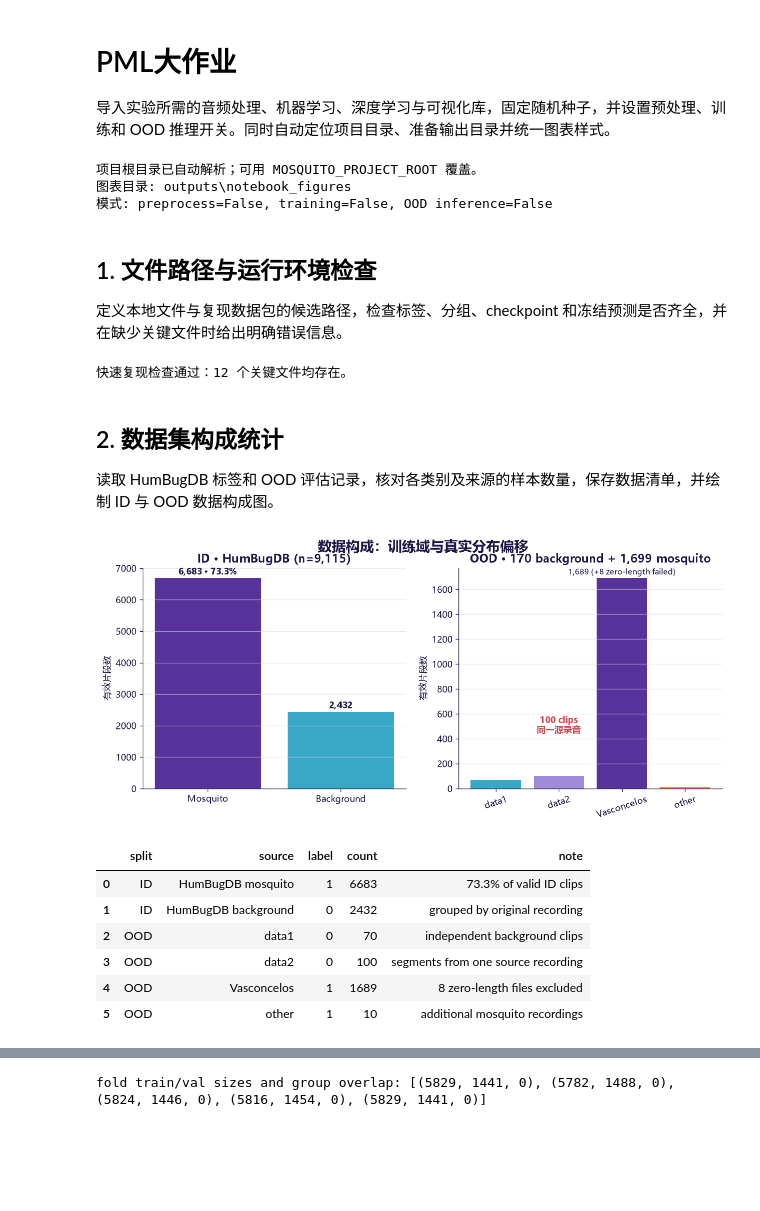
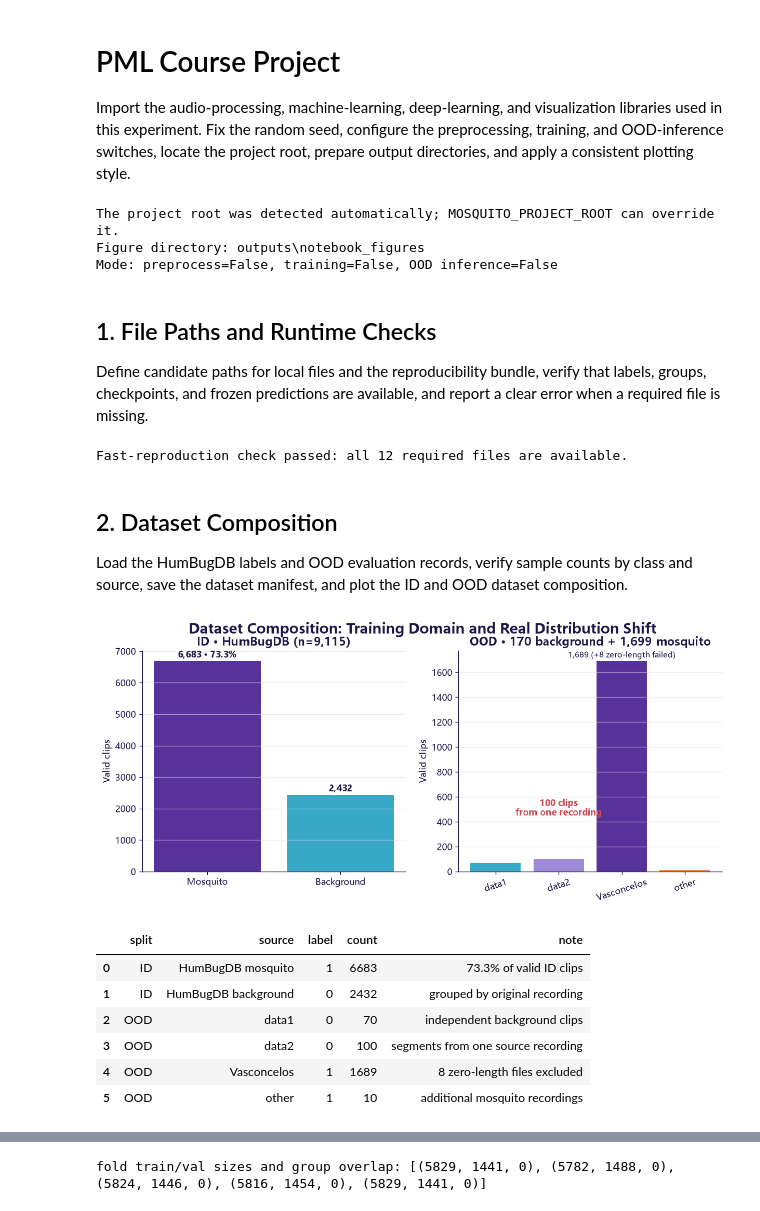
Before and after one commit to yinyuqin/Mosquitoes_detection, a Jupyter notebook: output/jupyter-notebook/mosquito_detection.ipynb, the cells around one changed output, grey strips where cells are left out. Saved outputs shown, nothing was run; the diff lists cells and outputs as text; code cells hidden in the pictures; blank space fills up the shorter version.

```diff
--- a/output/jupyter-notebook/mosquito_detection.ipynb
+++ b/output/jupyter-notebook/mosquito_detection.ipynb
@@ -1,7 +1,7 @@
 # %% [markdown]
-# PML大作业
+# PML Course Project
 
-导入实验所需的音频处理、机器学习、深度学习与可视化库，固定随机种子，并设置预处理、训练和 OOD 推理开关。同时自动定位项目目录、准备输出目录并统一图表样式。
+Import the audio-processing, machine-learning, deep-learning, and visualization libraries used in this experiment. Fix the random seed, configure the preprocessing, training, and OOD-inference switches, locate the project root, prepare output directories, and apply a consistent plotting style.
 # %%
 from __future__ import annotations
 
@@ -45,7 +45,7 @@ def find_project_root() -> Path:
         if candidate and (candidate / "scripts").is_dir() and (candidate / "outputs").is_dir():
             return candidate.resolve()
     raise FileNotFoundError(
-        "找不到项目根目录。请设置环境变量 MOSQUITO_PROJECT_ROOT 后重启内核。"
+        "Project root not found. Set MOSQUITO_PROJECT_ROOT and restart the kernel."
     )
 
 ROOT = find_project_root()
@@ -76,7 +76,7 @@ def ensure_bundle_fallback():
             if not destination.exists():
                 destination.parent.mkdir(parents=True, exist_ok=True)
                 destination.write_bytes(bundle.read(member))
-    print("已从 submission_data.zip 恢复快速复现文件。")
+    print("Fast-reproduction files were restored from submission_data.zip.")
 
 ensure_bundle_fallback()
 
@@ -104,17 +104,17 @@ def save_figure(fig, filename: str):
     plt.close(fig)
     return path.relative_to(ROOT)
 
-print("项目根目录已自动解析；可用 MOSQUITO_PROJECT_ROOT 覆盖。")
-print(f"图表目录: {FIG_DIR.relative_to(ROOT)}")
-print(f"模式: preprocess={RUN_FULL_PREPROCESS}, training={RUN_TRAINING}, OOD inference={RUN_OOD_INFERENCE}")
+print("The project root was detected automatically; MOSQUITO_PROJECT_ROOT can override it.")
+print(f"Figure directory: {FIG_DIR.relative_to(ROOT)}")
+print(f"Mode: preprocess={RUN_FULL_PREPROCESS}, training={RUN_TRAINING}, OOD inference={RUN_OOD_INFERENCE}")
 # %% [output]
-项目根目录已自动解析；可用 MOSQUITO_PROJECT_ROOT 覆盖。
-图表目录: outputs\notebook_figures
-模式: preprocess=False, training=False, OOD inference=False
+The project root was detected automatically; MOSQUITO_PROJECT_ROOT can override it.
+Figure directory: outputs\notebook_figures
+Mode: preprocess=False, training=False, OOD inference=False
 # %% [markdown]
-## 1. 文件路径与运行环境检查
+## 1. File Paths and Runtime Checks
 
-定义本地文件与复现数据包的候选路径，检查标签、分组、checkpoint 和冻结预测是否齐全，并在缺少关键文件时给出明确错误信息。
+Define candidate paths for local files and the reproducibility bundle, verify that labels, groups, checkpoints, and frozen predictions are available, and report a clear error when a required file is missing.
 # %%
 def prefer(local: Path, fallback: Path) -> Path:
     return local if local.exists() else fallback
@@ -141,16 +141,16 @@ missing = [path for path in required_fast if not path.exists()]
 if missing:
     lines = "\n".join(f"  - {path.relative_to(ROOT)}" for path in missing)
     raise FileNotFoundError(
-        "快速复现文件不完整：\n" + lines +
-        "\n请解压 submission_data.zip 到项目根目录，或恢复仓库 outputs/ 与 data/processed/。"
+        "Fast-reproduction files are incomplete:\n" + lines +
+        "\nExtract submission_data.zip at the project root, or restore the repository outputs/ and data/processed/ directories."
     )
-print(f"快速复现检查通过：{len(required_fast)} 个关键文件均存在。")
+print(f"Fast-reproduction check passed: all {len(required_fast)} required files are available.")
 # %% [output]
-快速复现检查通过：12 个关键文件均存在。
+Fast-reproduction check passed: all 12 required files are available.
 # %% [markdown]
-## 2. 数据集构成统计
+## 2. Dataset Composition
 
-读取 HumBugDB 标签和 OOD 评估记录，核对各类别及来源的样本数量，保存数据清单，并绘制 ID 与 OOD 数据构成图。
+Load the HumBugDB labels and OOD evaluation records, verify sample counts by class and source, save the dataset manifest, and plot the ID and OOD dataset composition.
 # %%
 with PATHS["metadata"].open("r", encoding="utf-8") as f:
     data_meta = json.load(f)
@@ -165,38 +165,38 @@ manifest_rows = [
     {"split": "ID", "source": "HumBugDB background", "label": 0, "count": int((labels == 0).sum()), "note": "grouped by original recording"},
     {"split": "OOD", "source": "data1", "label": 0, "count": 70, "note": "independent background clips"},
     {"split": "OOD", "source": "data2", "label": 0, "count": 100, "note": "segments from one source recording"},
     {"split": "OOD", "source": "Vasconcelos", "label": 1, "count": 1689, "note": "8 zero-length files excluded"},
     {"split": "OOD", "source": "other", "label": 1, "count": 10, "note": "additional mosquito recordings"},
 ]
 manifest_df = pd.DataFrame(manifest_rows)
 manifest_df.to_csv(TABLE_DIR / "table_02_dataset_manifest.csv", index=False, encoding="utf-8-sig")
 
 assert len(labels) == 9115 and int(labels.sum()) == 6683 and int((labels == 0).sum()) == 2432
 assert ood_report["dataset"]["loaded_valid_class_counts_before_selection"] == {"0": 170, "1": 1699}
 assert ood_report["dataset"]["failed_sample_count"] == 8
 
 fig, axes = plt.subplots(1, 2, figsize=(12, 4.6))
 axes[0].bar(["Mosquito", "Background"], [6683, 2432], color=[COLORS["purple"], COLORS["cyan"]])
 axes[0].set_title("ID · HumBugDB (n=9,115)", fontweight="bold")
-axes[0].set_ylabel("有效片段数")
+axes[0].set_ylabel("Valid clips")
 axes[0].text(0, 6683 + 120, "6,683 · 73.3%", ha="center", fontweight="bold")
 axes[0].text(1, 2432 + 120, "2,432", ha="center", fontweight="bold")
 ood_names = ["data1", "data2", "Vasconcelos", "other"]
 ood_counts = [70, 100, 1689, 10]
 axes[1].bar(ood_names, ood_counts, color=[COLORS["cyan"], COLORS["lavender"], COLORS["purple"], COLORS["orange"]])
 axes[1].set_title("OOD · 170 background + 1,699 mosquito", fontweight="bold")
-axes[1].set_ylabel("有效片段数")
+axes[1].set_ylabel("Valid clips")
 axes[1].tick_params(axis="x", rotation=18)
-axes[1].text(1, 450, "100 clips\n同一源录音", ha="center", color=COLORS["red"], fontweight="bold")
+axes[1].text(1, 450, "100 clips\nfrom one recording", ha="center", color=COLORS["red"], fontweight="bold")
 axes[1].text(2, 1720, "1,689 (+8 zero-length failed)", ha="center", fontsize=9)
 for ax in axes:
     ax.spines[["top", "right"]].set_visible(False)
     ax.grid(axis="y", color=COLORS["grid"], alpha=.6)
-fig.suptitle("数据构成：训练域与真实分布偏移", fontsize=16, fontweight="bold")
+fig.suptitle("Dataset Composition: Training Domain and Real Distribution Shift", fontsize=16, fontweight="bold")
 save_figure(fig, "fig_02_dataset_composition.png")
 manifest_df
 # %% [output]
-[figure, old version]
+[figure, new version]
 |  | split | source | label | count | note |
 | 0 | ID | HumBugDB mosquito | 1 | 6683 | 73.3% of valid ID clips |
 | 1 | ID | HumBugDB background | 0 | 2432 | grouped by original recording |
```
Also changed, not shown: parts of 29 cells of this notebook, 13 other files.
